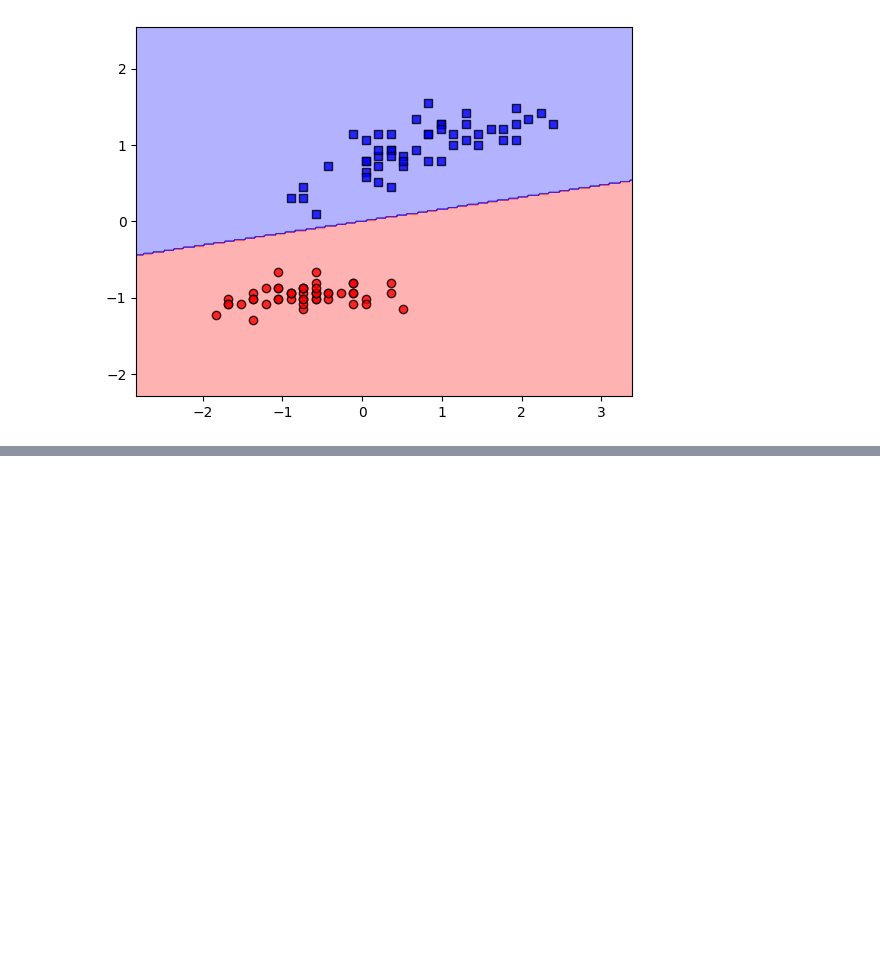
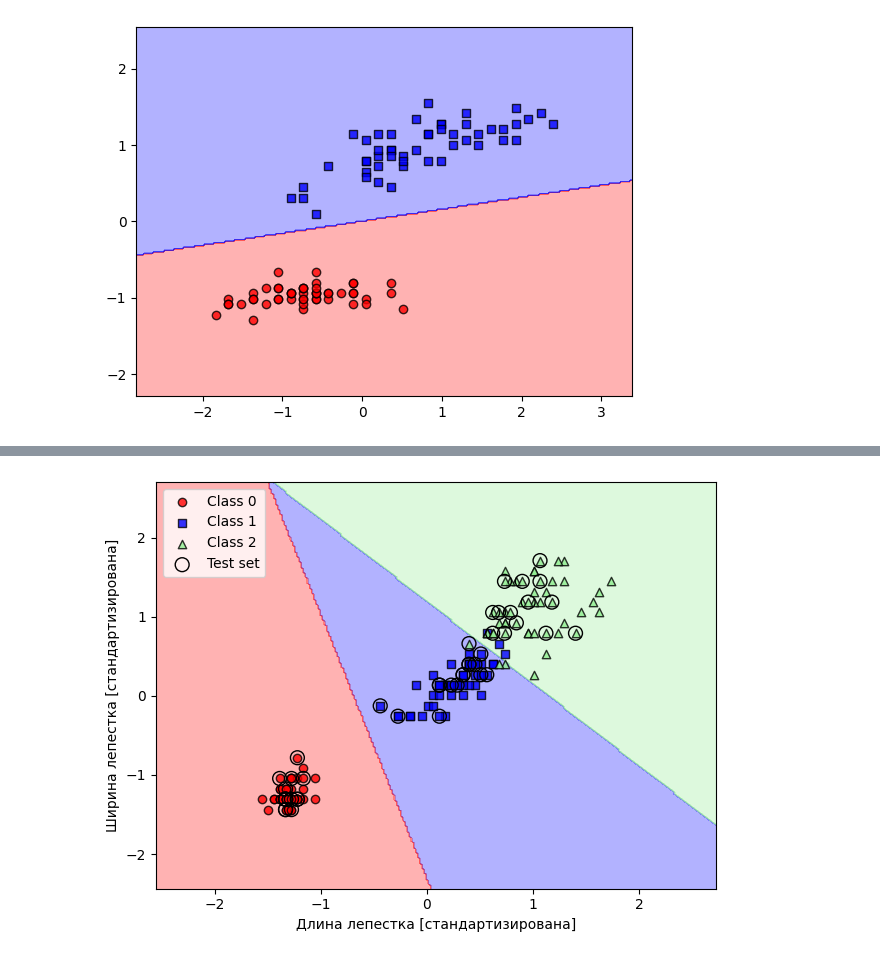
Before and after one commit to gCTRL26/ML_models, a Jupyter notebook: Classification_models/many_models_from_book.ipynb, the cells around one changed output, grey strips where cells are left out. Drawn from its saved outputs; the diff is of its cells as text; code cells hidden in the pictures; blank space fills up the shorter version.

Commit message:
some more models

```diff
--- a/Classification_models/many_models_from_book.ipynb
+++ b/Classification_models/many_models_from_book.ipynb
@@ -97,0 +165,14 @@ plot_decision_regions(X_std, y, ada_gd)
+# %%
+from sklearn.linear_model import LogisticRegression
+
+lr = LogisticRegression(C=100.0, solver='lbfgs', multi_class='ovr')
+lr.fit(X_train_std, y_train)
+plot_decision_regions(np.vstack((X_train_std, X_test_std)), np.hstack((y_train, y_test)), lr, range(105, 150))
+
+plt.xlabel("Длина лепестка [стандартизирована]")
+plt.ylabel("Ширина лепестка [стандартизирована]")
+plt.legend(loc='upper left')
+plt.tight_layout()
+plt.show()
+# %% [output]
+[figure, added]
```
Also changed, not shown: parts of 7 cells of this notebook.
